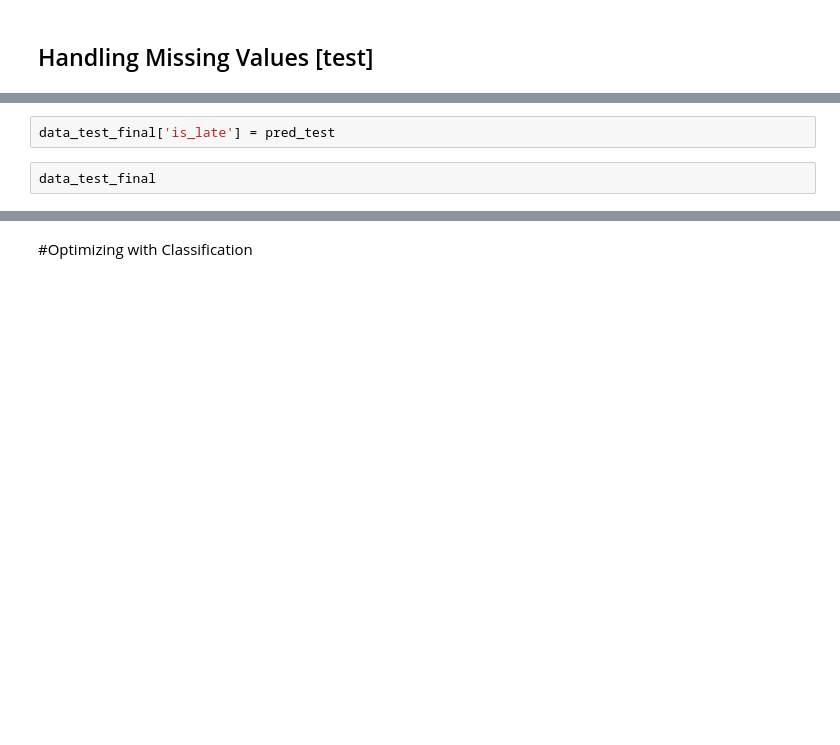
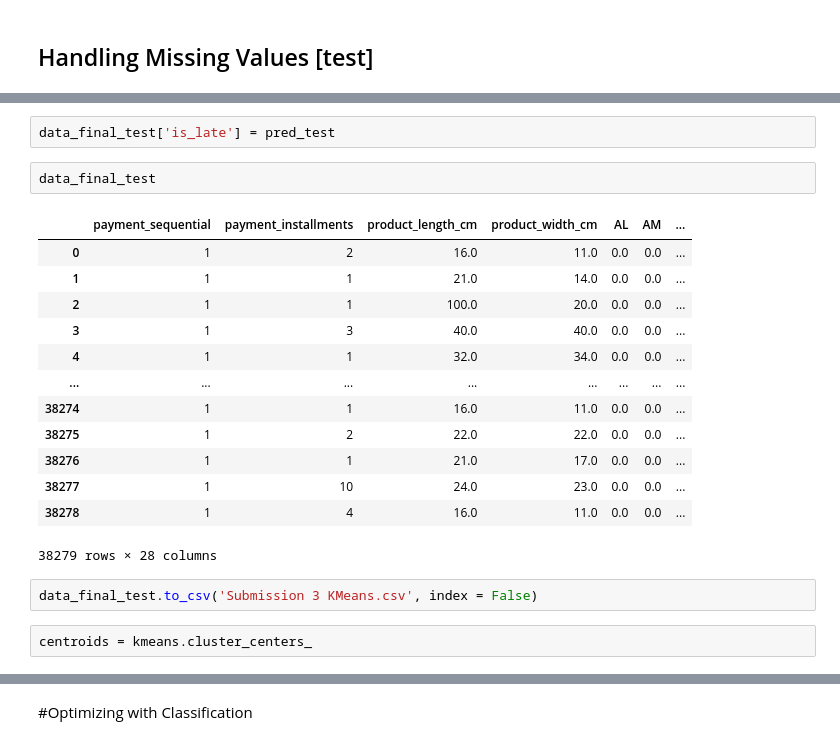
Before and after one commit to MFRoz1/IntelligoCompetition, a Jupyter notebook: Full_2_(RFE_fitur_selection).ipynb, the cells around one changed output, grey strips where cells are left out. Drawn from its saved outputs; the diff is of its cells as text; blank space fills up the shorter version.

```diff
--- a/Full_2_(RFE_fitur_selection).ipynb
+++ b/Full_2_(RFE_fitur_selection).ipynb
@@ -469,4 +634,22 @@ print(pred_test)
 # %%
-data_test_final['is_late'] = pred_test
+data_final_test['is_late'] = pred_test
-# %%
-data_test_final
+# %%
+data_final_test
+# %% [output]
+|  | payment_sequential | payment_installments | product_length_cm | product_width_cm | AL | AM | ... |
+| 0 | 1 | 2 | 16.0 | 11.0 | 0.0 | 0.0 | ... |
+| 1 | 1 | 1 | 21.0 | 14.0 | 0.0 | 0.0 | ... |
+| 2 | 1 | 1 | 100.0 | 20.0 | 0.0 | 0.0 | ... |
+| 3 | 1 | 3 | 40.0 | 40.0 | 0.0 | 0.0 | ... |
+| 4 | 1 | 1 | 32.0 | 34.0 | 0.0 | 0.0 | ... |
+| ... | ... | ... | ... | ... | ... | ... | ... |
+| 38274 | 1 | 1 | 16.0 | 11.0 | 0.0 | 0.0 | ... |
+| 38275 | 1 | 2 | 22.0 | 22.0 | 0.0 | 0.0 | ... |
+| 38276 | 1 | 1 | 21.0 | 17.0 | 0.0 | 0.0 | ... |
+| 38277 | 1 | 10 | 24.0 | 23.0 | 0.0 | 0.0 | ... |
+| 38278 | 1 | 4 | 16.0 | 11.0 | 0.0 | 0.0 | ... |
+38279 rows × 28 columns
+# %%
+data_final_test.to_csv('Submission 3 KMeans.csv', index = False)
+# %%
+centroids = kmeans.cluster_centers_
```
Also changed, not shown: parts of 52 cells of this notebook.
